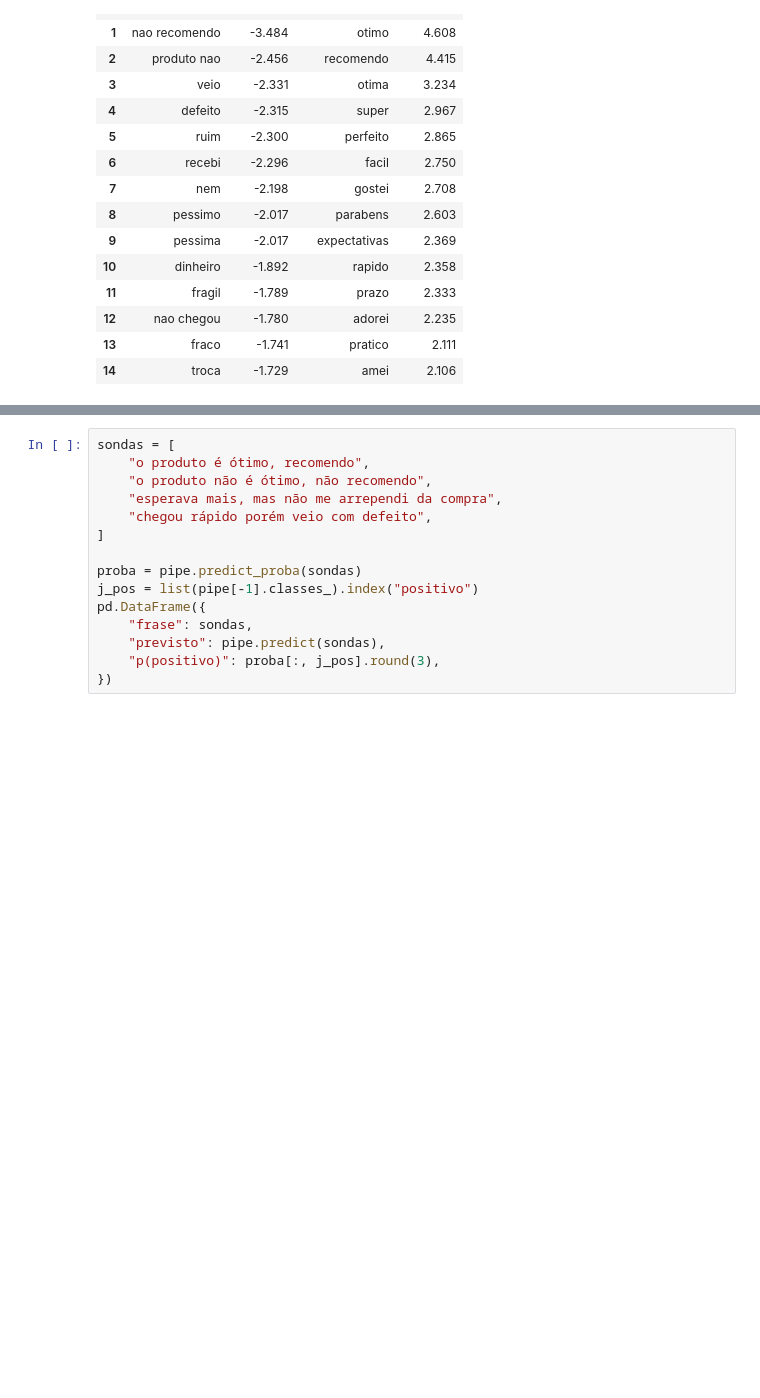
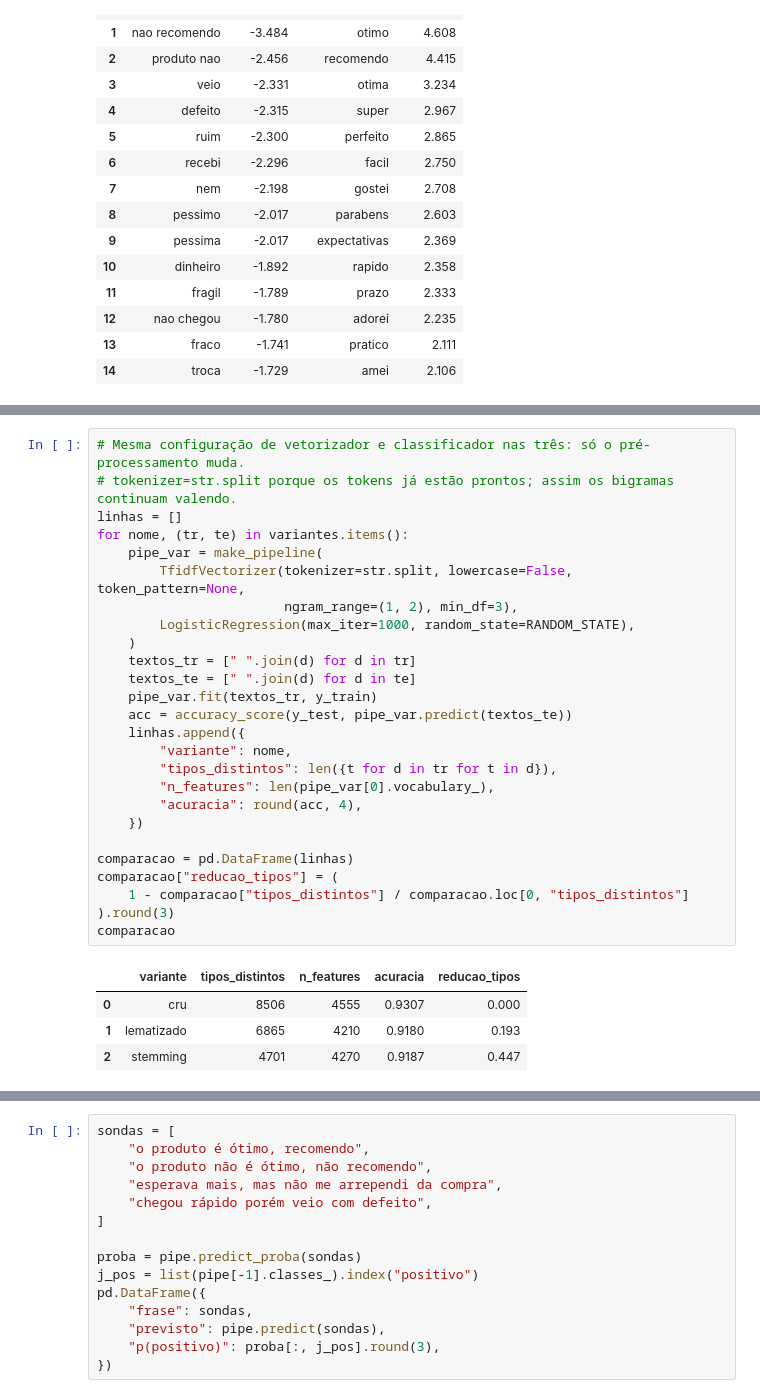
Before and after one commit to rafaelcarvalhedo/Especializacao-NLP, a Jupyter notebook: bag_of_words/bag_of_words.ipynb, the cells around one changed output, grey strips where cells are left out. Saved outputs shown, nothing was run; the diff lists cells and outputs as text; blank space fills up the shorter version.

```diff
--- a/bag_of_words/bag_of_words.ipynb
+++ b/bag_of_words/bag_of_words.ipynb
@@ -562,0 +653,31 @@ classes: ['negativo' 'positivo'] -> coeficiente positivo indica positivo
+# %%
+# Mesma configuração de vetorizador e classificador nas três: só o pré-processamento muda.
+# tokenizer=str.split porque os tokens já estão prontos; assim os bigramas continuam valendo.
+linhas = []
+for nome, (tr, te) in variantes.items():
+    pipe_var = make_pipeline(
+        TfidfVectorizer(tokenizer=str.split, lowercase=False, token_pattern=None,
+                        ngram_range=(1, 2), min_df=3),
+        LogisticRegression(max_iter=1000, random_state=RANDOM_STATE),
+    )
+    textos_tr = [" ".join(d) for d in tr]
+    textos_te = [" ".join(d) for d in te]
+    pipe_var.fit(textos_tr, y_train)
+    acc = accuracy_score(y_test, pipe_var.predict(textos_te))
+    linhas.append({
+        "variante": nome,
+        "tipos_distintos": len({t for d in tr for t in d}),
+        "n_features": len(pipe_var[0].vocabulary_),
+        "acuracia": round(acc, 4),
+    })
+
+comparacao = pd.DataFrame(linhas)
+comparacao["reducao_tipos"] = (
+    1 - comparacao["tipos_distintos"] / comparacao.loc[0, "tipos_distintos"]
+).round(3)
+comparacao
+# %% [output]
+|  | variante | tipos_distintos | n_features | acuracia | reducao_tipos |
+| 0 | cru | 8506 | 4555 | 0.9307 | 0.000 |
+| 1 | lematizado | 6865 | 4210 | 0.9180 | 0.193 |
+| 2 | stemming | 4701 | 4270 | 0.9187 | 0.447 |
```
Also changed, not shown: parts of 8 cells of this notebook, 4 other files.
